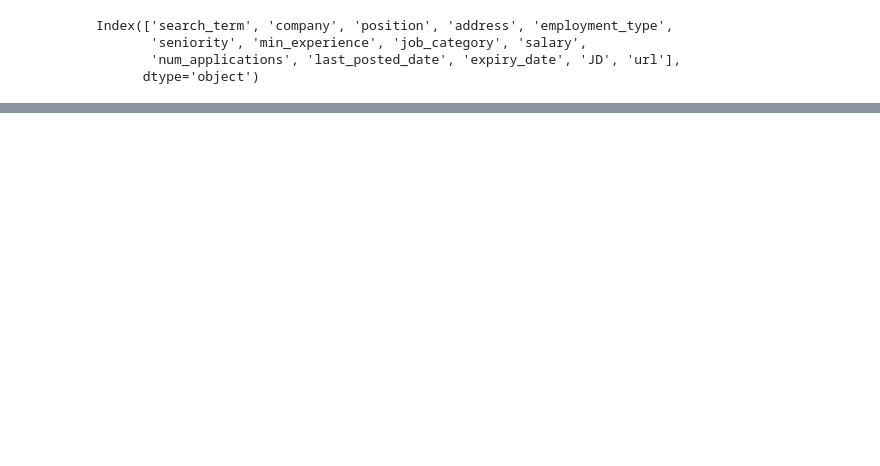
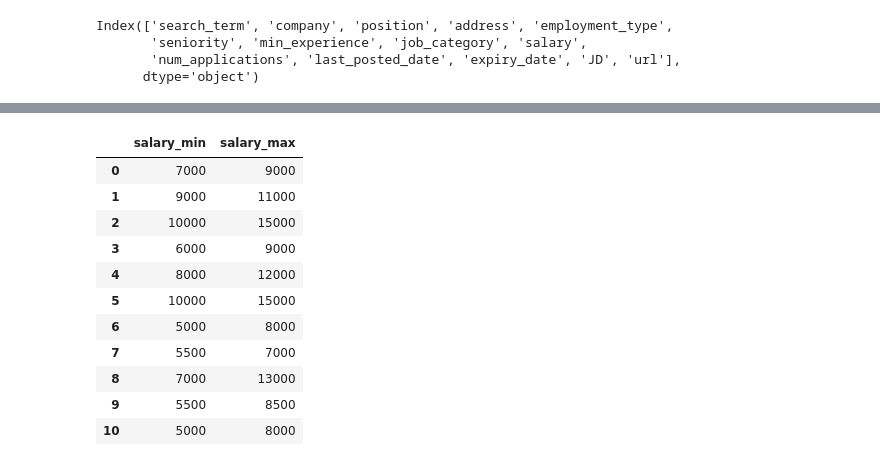
Before and after one commit to ChngYuanLongRandy/Webscrape, a Jupyter notebook: Career_Future/eda.ipynb, the cells around one changed output, grey strips where cells are left out. Drawn from its saved outputs; the diff is of its cells as text; code cells hidden in the pictures; blank space fills up the shorter version.

```diff
--- a/Career_Future/eda.ipynb
+++ b/Career_Future/eda.ipynb
@@ -77,0 +164,15 @@ Name: search_term, dtype: int64
+# %%
+df.loc[:10,'salary'].str.replace('$','').str.replace(',','').str.split('to', expand= True).rename(columns={0:'salary_min',1:'salary_max'})
+# %% [output]
+|  | salary_min | salary_max |
+| 0 | 7000 | 9000 |
+| 1 | 9000 | 11000 |
+| 2 | 10000 | 15000 |
+| 3 | 6000 | 9000 |
+| 4 | 8000 | 12000 |
+| 5 | 10000 | 15000 |
+| 6 | 5000 | 8000 |
+| 7 | 5500 | 7000 |
+| 8 | 7000 | 13000 |
+| 9 | 5500 | 8500 |
+| 10 | 5000 | 8000 |
```
Also changed, not shown: parts of 23 cells of this notebook.
